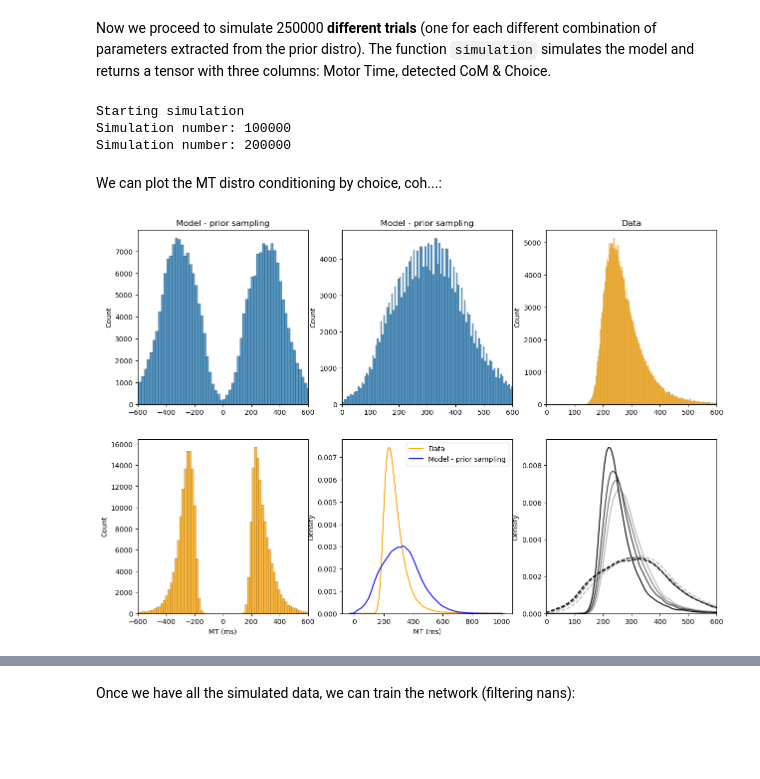
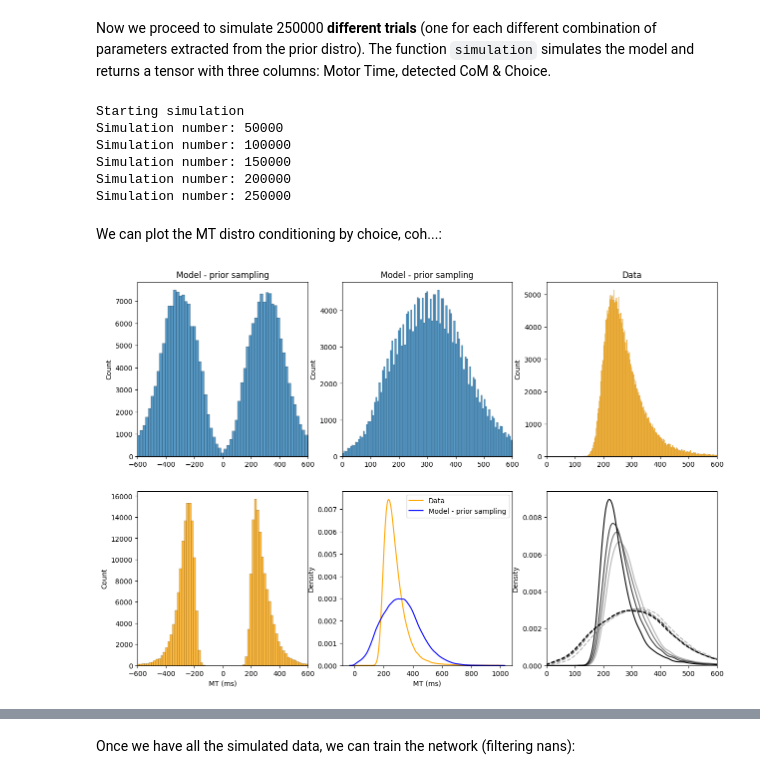
Before and after one commit to PastorJordi/custom_utils, a Jupyter notebook: notebooks/MNLE application.ipynb, the cells around one changed output, grey strips where cells are left out. Drawn from its saved outputs; the diff is of its cells as text; code cells hidden in the pictures; blank space fills up the shorter version.

```diff
--- a/notebooks/MNLE application.ipynb
+++ b/notebooks/MNLE application.ipynb
@@ -28,15 +31,15 @@ from utilsJ.Behavior.plotting import binned_curve
 import utilsJ.Models.dirichletMultinomialEstimation as dme
 from utilsJ.Models.optimization import simulation
 # %%
-DATA_FOLDER = 'C:/Users/Alexandre/Desktop/CRM/Alex/paper/data/'  # Alex
+# DATA_FOLDER = 'C:/Users/Alexandre/Desktop/CRM/Alex/paper/data/'  # Alex
 # DATA_FOLDER = '/home/garciaduran/data/'  # Cluster Alex
 # DATA_FOLDER = '/home/jordi/DATA/Documents/changes_of_mind/data_clean/'  # Jordi
-# DATA_FOLDER = 'C:/Users/agarcia/Desktop/CRM/Alex/paper/data/'  # Alex CRM
+DATA_FOLDER = 'C:/Users/agarcia/Desktop/CRM/Alex/paper/data/'  # Alex CRM
 
-SV_FOLDER = 'C:/Users/Alexandre/Desktop/CRM/Results_LE43/'  # Alex
+# SV_FOLDER = 'C:/Users/Alexandre/Desktop/CRM/Results_LE43/'  # Alex
 # SV_FOLDER = '/home/garciaduran/opt_results/'  # Cluster Alex
 # SV_FOLDER = '/home/jordi/DATA/Documents/changes_of_mind/opt_results/'  # Jordi
-# SV_FOLDER = 'C:/Users/agarcia/Desktop/CRM/Alex/paper/'  # Alex CRM
+SV_FOLDER = 'C:/Users/agarcia/Desktop/CRM/Alex/paper/'  # Alex CRM
 # %%
 BINS = np.arange(1, 320, 20)
 # %% [markdown]
@@ -142,7 +146,7 @@ x_o = x_o.to(torch.float32)
 x = torch.tensor(())
 print('Starting simulation')
 for i_t, theta in enumerate(theta_all):
-    if (i_t+1) % 100000 == 0 and i_t != 0:
+    if (i_t+1) % 50000 == 0 and i_t != 0:
         print('Simulation number: ' + str(i_t+1))
     p_w_zt = float(theta[0])
     p_w_stim = float(theta[1])
@@ -172,45 +176,48 @@ for i_t, theta in enumerate(theta_all):
                             rms_comparison=False,
                             num_times_tr=num_times_tr, mnle=True)
     except ValueError:
-        x_temp = torch.tensor([[np.nan, np.nan, np.nan]])
+        x_temp = torch.tensor([[np.nan, np.nan]])
     x = torch.cat((x, x_temp))
 x = x.to(torch.float32)
 # %% [output]
 Starting simulation
+Simulation number: 50000
 Simulation number: 100000
+Simulation number: 150000
 Simulation number: 200000
+Simulation number: 250000
 # %% [markdown]
 We can plot the MT distro conditioning by choice, coh...:
 # %%
 x_syn_1d = x.clone().detach()
-x_syn_1d[x_syn_1d[:, 2] == 0, 0] *= -1
+x_syn_1d[x_syn_1d[:, 1] < 2, 0] *= -1
 mt_sign = np.copy(mt[:num_simulations]*1e3)
 mt_sign[choice[:num_simulations] == 0] *= -1
 fig, ax = plt.subplots(nrows=2, ncols=3, figsize=(15, 10))
 ax = ax.flatten()
 sns.histplot(x_syn_1d[:, 0], ax=ax[0])
 sns.histplot(x[:,0], ax=ax[1])
 sns.histplot(mt*1e3, color='orange', ax=ax[2])
 sns.histplot(mt_sign, color='orange', ax=ax[3])
 sns.kdeplot(mt*1e3, color='orange', ax=ax[4], label='Data')
 sns.kdeplot(x[:,0], color='blue', ax=ax[4], label='Model - prior sampling')
 ax[4].legend()
 ax[1].set_title('Model - prior sampling')
 ax[0].set_title('Model - prior sampling')
 ax[2].set_title('Data')
 ax[3].set_xlabel('MT (ms)')
 ax[4].set_xlabel('MT (ms)')
 for i in range(2):
     ax[i+1].set_xlim(0, 600)
 ax[3].set_xlim(-600, 600)
 ax[0].set_xlim(-600, 600)
 
 colormap = pl.cm.gist_gray_r(np.linspace(0.3, 1, 4))
 for iev, ev in enumerate([0, 0.25, 0.5, 1]):
     index = np.abs(coh) == ev
     sns.kdeplot(mt[np.abs(coh) == ev]*1e3, color=colormap[iev], ax=ax[5])
     sns.kdeplot(x[np.abs(coh[:len(x)]) == ev, 0], color=colormap[iev], ax=ax[5], linestyle='--')
 ax[5].set_xlim(0, 600)
 plt.show()
 # %% [output]
-[figure, old version]
+[figure, new version]
```
Also changed, not shown: parts of 9 cells of this notebook, 1 other file.
